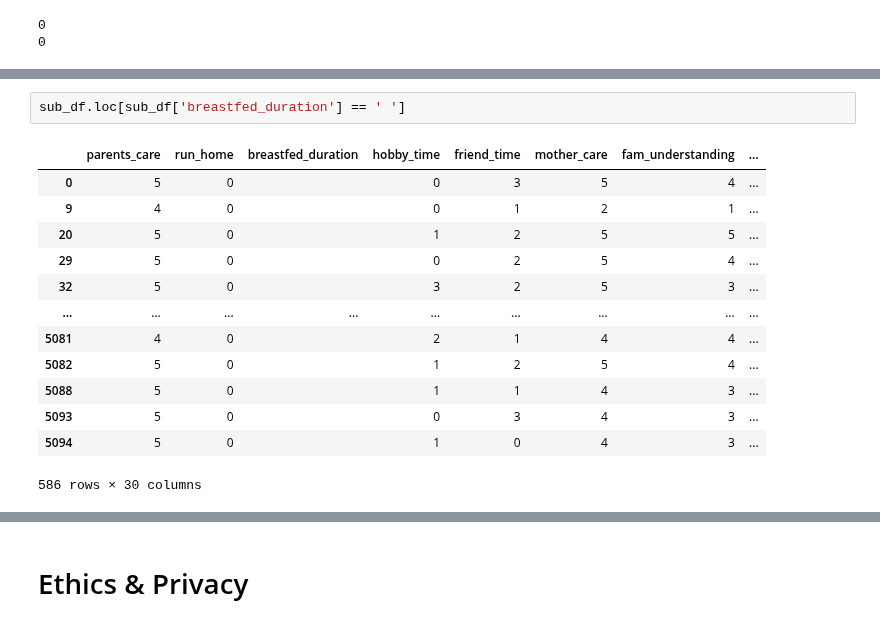
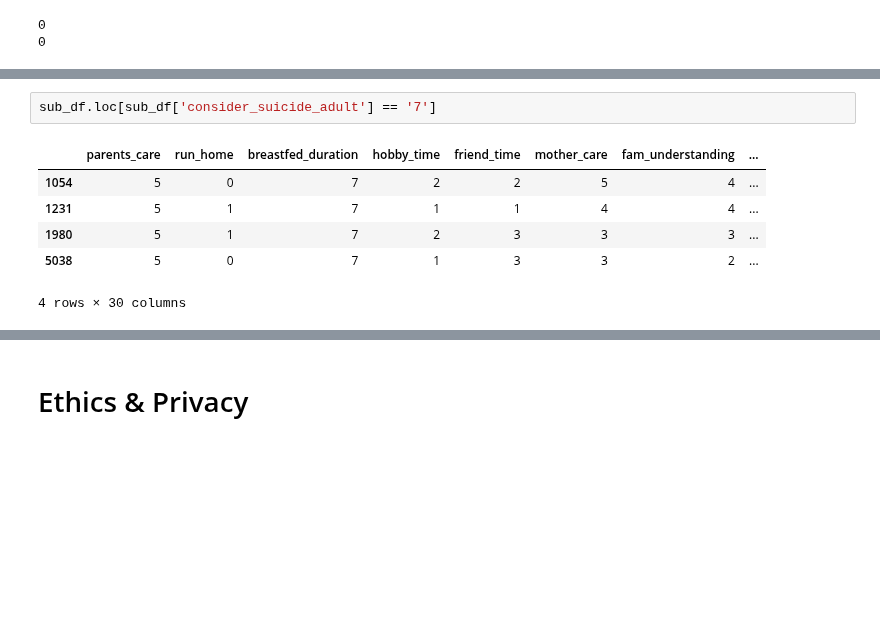
Before and after one commit to alyssaqle/COGS-108---Longitudinal-Mental-Health-Analysis, a Jupyter notebook: DataCheckpoint_Group055_SP25.ipynb, the cells around one changed output, grey strips where cells are left out. Saved outputs shown, nothing was run; the diff lists cells and outputs as text; blank space fills up the shorter version.

```diff
--- a/DataCheckpoint_Group055_SP25.ipynb
+++ b/DataCheckpoint_Group055_SP25.ipynb
@@ -174,17 +174,10 @@ mom_close                  int64
 dtype: object
 # %%
-sub_df.loc[sub_df['breastfed_duration'] == ' ']
+sub_df.loc[sub_df['consider_suicide_adult'] == '7']
 # %% [output]
 |  | parents_care | run_home | breastfed_duration | hobby_time | friend_time | mother_care | fam_understanding | ... |
-| 0 | 5 | 0 |  | 0 | 3 | 5 | 4 | ... |
-| 9 | 4 | 0 |  | 0 | 1 | 2 | 1 | ... |
-| 20 | 5 | 0 |  | 1 | 2 | 5 | 5 | ... |
-| 29 | 5 | 0 |  | 0 | 2 | 5 | 4 | ... |
-| 32 | 5 | 0 |  | 3 | 2 | 5 | 3 | ... |
-| ... | ... | ... | ... | ... | ... | ... | ... | ... |
-| 5081 | 4 | 0 |  | 2 | 1 | 4 | 4 | ... |
-| 5082 | 5 | 0 |  | 1 | 2 | 5 | 4 | ... |
-| 5088 | 5 | 0 |  | 1 | 1 | 4 | 3 | ... |
-| 5093 | 5 | 0 |  | 0 | 3 | 4 | 3 | ... |
-| 5094 | 5 | 0 |  | 1 | 0 | 4 | 3 | ... |
+| 1054 | 5 | 0 | 7 | 2 | 2 | 5 | 4 | ... |
+| 1231 | 5 | 1 | 7 | 1 | 1 | 4 | 4 | ... |
+| 1980 | 5 | 1 | 7 | 2 | 3 | 3 | 3 | ... |
+| 5038 | 5 | 0 | 7 | 1 | 3 | 3 | 2 | ... |
-586 rows × 30 columns
+4 rows × 30 columns
```
Also changed, not shown: parts of 5 cells of this notebook.
